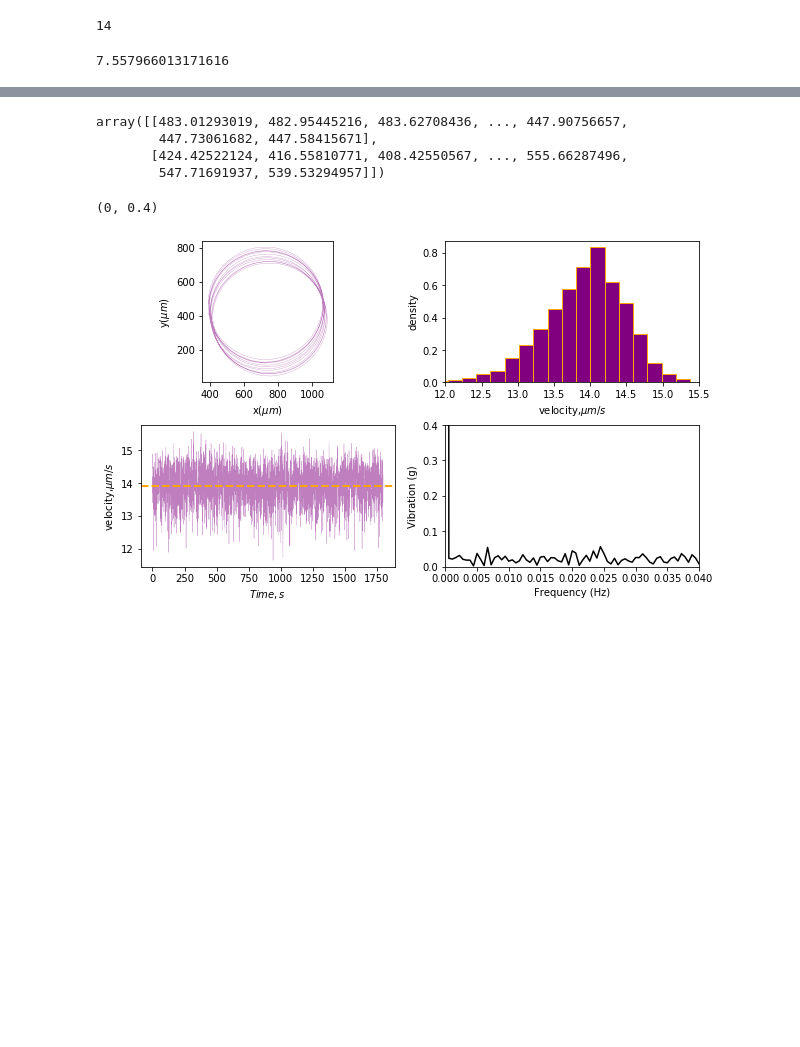
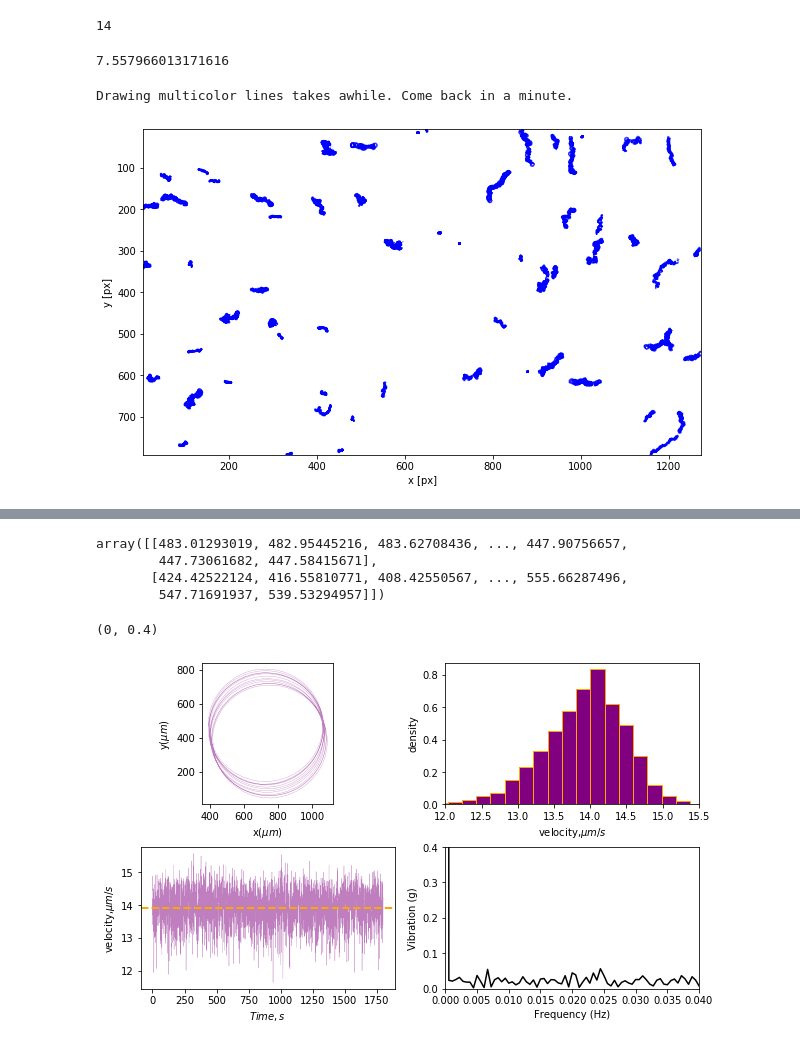
Before and after one commit to someoneinthecrowd/track-colloid-motion, a Jupyter notebook: hydrodynamics.ipynb, the cells around one changed output, grey strips where cells are left out. Drawn from its saved outputs; the diff is of its cells as text; code cells hidden in the pictures; blank space fills up the shorter version.

```diff
--- a/hydrodynamics.ipynb
+++ b/hydrodynamics.ipynb
@@ -274,3 +306,13 @@ t_L1=pd.read_csv('Lleft01.csv')
 t_L2=pd.read_csv('Lleft02.csv')
 t_3L1=pd.read_csv('3Lleft01.csv')
 t_3L2=pd.read_csv('3Lleft02.csv')
+# %%
+t_0=pd.read_csv('0degree.csv')
+t_5=pd.read_csv('5degree.csv')
+t_10=pd.read_csv('10degree.csv')
+t_20=pd.read_csv('20degree.csv')
+# %%
+tp.plot_traj(t_0,);
+# %% [output]
+Drawing multicolor lines takes awhile. Come back in a minute.
+[figure, added]
```
Also changed, not shown: parts of 24 cells of this notebook, 1 other file.
